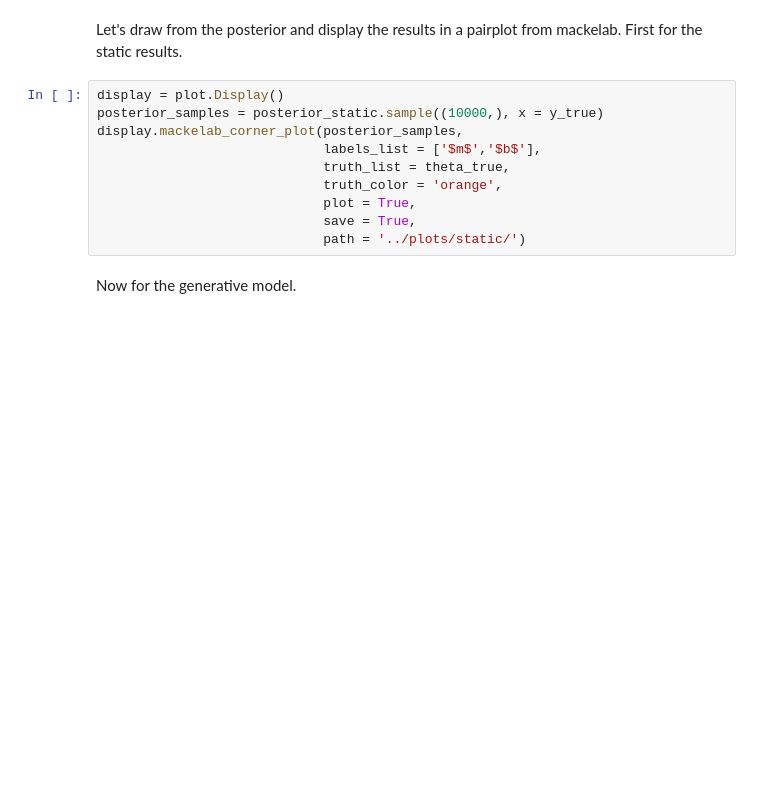
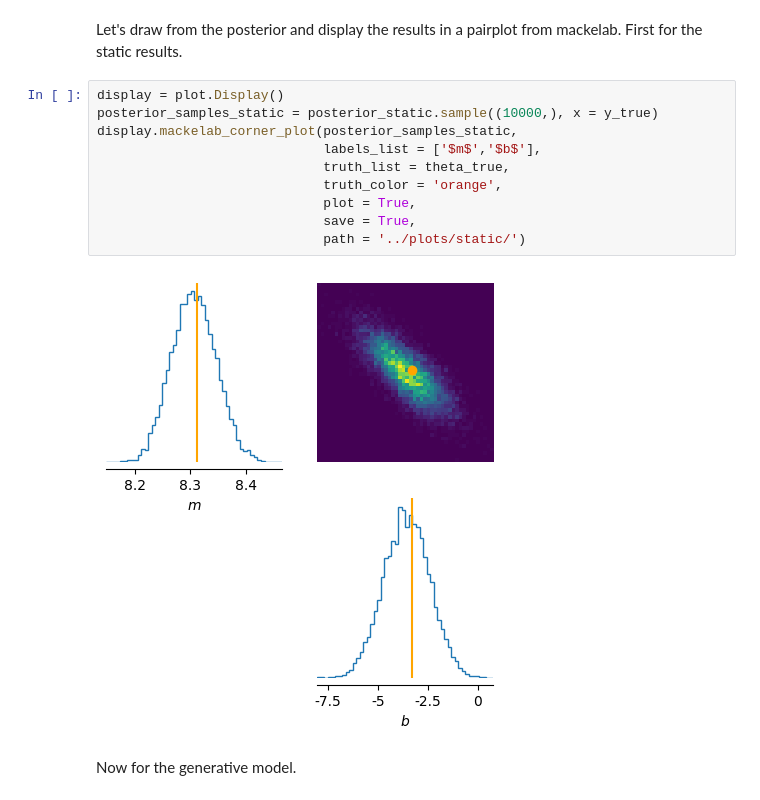
Before and after one commit to deepskies/DeepDiagnostics, a Jupyter notebook: notebooks/cornerplot.ipynb, the cells around one changed output. Saved outputs shown, nothing was run; the diff lists cells and outputs as text; blank space fills up the shorter version.

```diff
--- a/notebooks/cornerplot.ipynb
+++ b/notebooks/cornerplot.ipynb
@@ -45,14 +51,16 @@ plt.show()
 Let's draw from the posterior and display the results in a pairplot from mackelab. First for the static results.
 # %%
 display = plot.Display()
-posterior_samples = posterior_static.sample((10000,), x = y_true)
-display.mackelab_corner_plot(posterior_samples,
+posterior_samples_static = posterior_static.sample((10000,), x = y_true)
+display.mackelab_corner_plot(posterior_samples_static,
                              labels_list = ['$m$','$b$'],
                              truth_list = theta_true,
                              truth_color = 'orange',
                              plot = True,
                              save = True,
                              path = '../plots/static/')
+# %% [output]
+[figure, added]
 # %% [markdown]
 Now for the generative model.
 # %%
```
Also changed, not shown: parts of 9 cells of this notebook, 1 other file.
